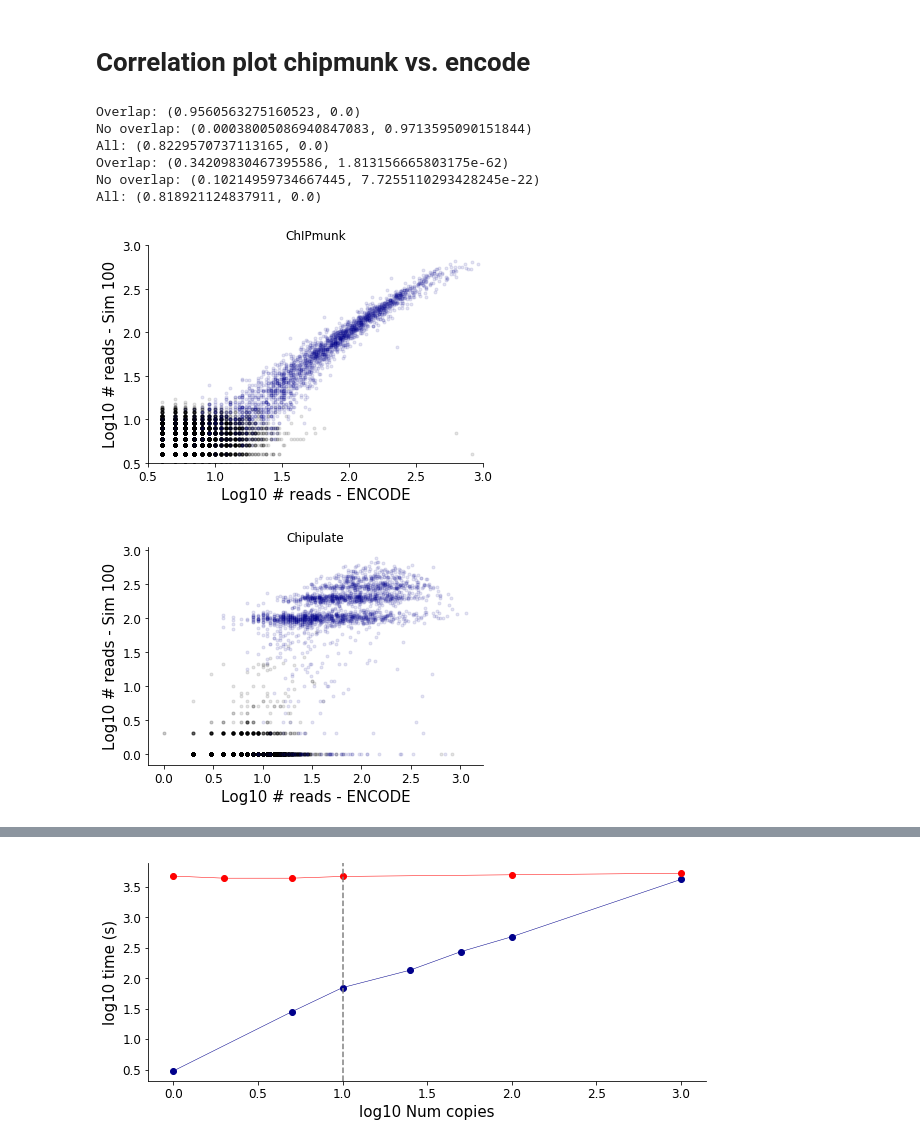
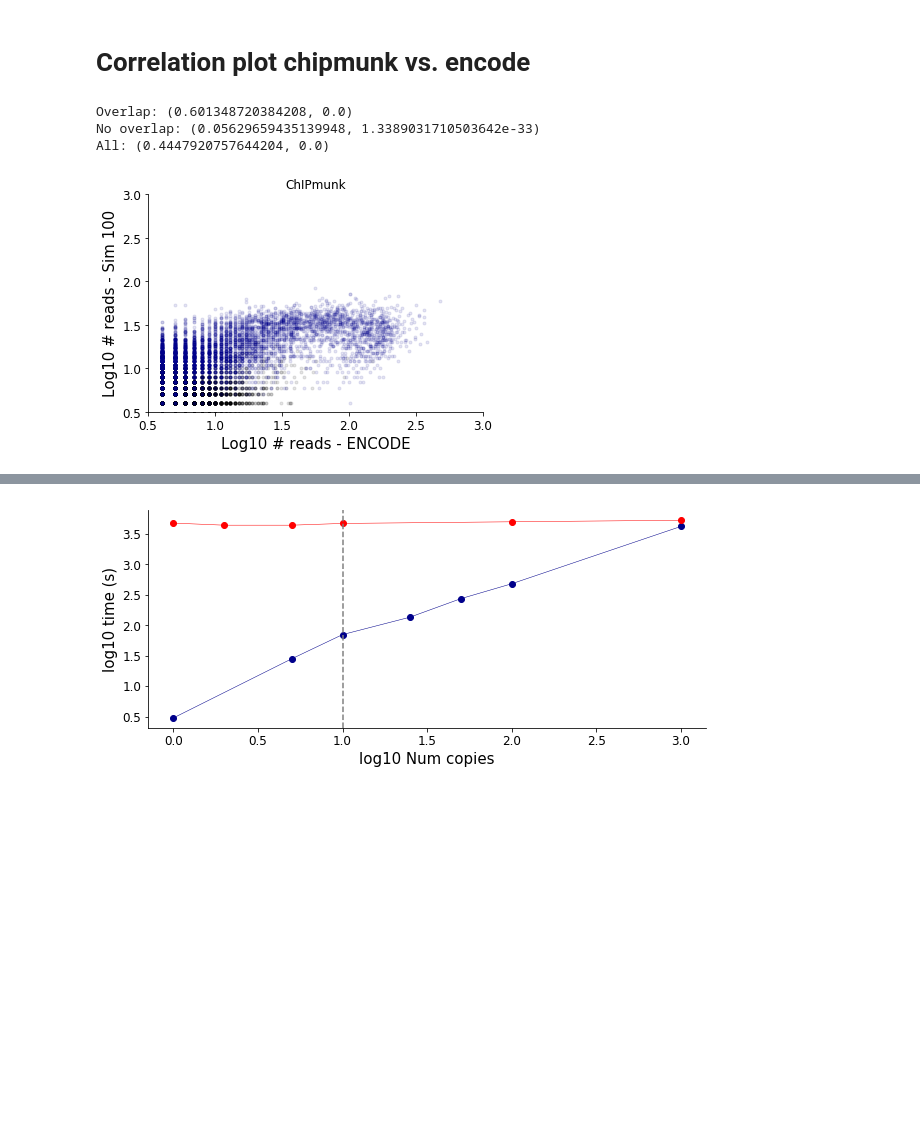
Before and after one commit to gymreklab/chips, a Jupyter notebook: paper-methods/FigureNotebooks/ChIPMunk_SuppFigNC.ipynb, the cells around one changed output, grey strips where cells are left out. Cells and saved outputs as stored; diff of their text form; code cells hidden in the pictures; blank space fills up the shorter version.

```diff
--- a/paper-methods/FigureNotebooks/ChIPMunk_SuppFigNC.ipynb
+++ b/paper-methods/FigureNotebooks/ChIPMunk_SuppFigNC.ipynb
@@ -16,12 +16,12 @@ FIG1COLOR = "darkblue"
 # %% [output]
 Populating the interactive namespace from numpy and matplotlib
 # %%
-#factor = "GM12878_MEF2A_ENCFF359HKJ_ENCFF980AUY"
-#factor2 = "GM12878_MEF2A_ENCFF012YAB_ENCFF951TLZ"
-factor = "GM12878_H3K27ac_ENCFF097SQI_ENCFF465WTH"
-#factor2 = "GM12878_H3K27ac_ENCFF385RWJ_ENCFF849JNQ"
+#factor = "GM12878_H3K27ac_ENCFF097SQI_ENCFF465WTH"
+binsize=5
 #factor = "GM12878_BACH1_ENCFF518TTP_ENCFF866OLZ"
-binsize=5
+#binsize=1
+factor = "GM12878_CTCF_ENCFF584BRF_ENCFF559IXF"
+binsize = 1
 # %% [markdown]
 # Correlation plot chipmunk vs. encode
 # %%
@@ -46,12 +46,12 @@ bindata = bindata[bindata["enc.counts"]+bindata["sim.counts"]>0]
 bindata = pd.merge(bindata, binannot, on=["pos","end"])
 
 # Load bin data - chipulate
-sim_bins2 = pd.read_csv(os.path.join(DATADIR, factor, factor+".%s.chipulate.cov.%skb.bed"%(chipulate_nc, binsize)), usecols=[3], names=["sim.counts"], sep="\t")
-bindata2 = pd.DataFrame({"pos": enc_bins["pos"], "end":enc_bins["end"], \
-                        "enc.counts": enc_bins["enc.counts"], \
-                        "sim.counts": sim_bins2["sim.counts"]})
-bindata2 = bindata2[bindata2["enc.counts"]+bindata2["sim.counts"]>0]
-bindata2 = pd.merge(bindata2, binannot, on=["pos","end"])
+#sim_bins2 = pd.read_csv(os.path.join(DATADIR, factor, factor+".%s.chipulate.cov.%skb.bed"%(chipulate_nc, binsize)), usecols=[3], names=["sim.counts"], sep="\t")
+#bindata2 = pd.DataFrame({"pos": enc_bins["pos"], "end":enc_bins["end"], \
+#                        "enc.counts": enc_bins["enc.counts"], \
+#                        "sim.counts": sim_bins2["sim.counts"]})
+#bindata2 = bindata2[bindata2["enc.counts"]+bindata2["sim.counts"]>0]
+#bindata2 = pd.merge(bindata2, binannot, on=["pos","end"])
 
 
 # Plot
@@ -80,47 +80,45 @@ ax.set_title("ChIPmunk")
 fig.savefig(os.path.join(OUTDIR, "SuppFig_BinsExample_vsNC_scatter_%s_chipmunk.pdf"%factor))
 
 
+"""
 fig = plt.figure()
 fig.set_size_inches((6, 4))
 ax = fig.add_subplot(111)
 ax.scatter(np.log10(bindata2[~bindata2["overlap"]]["enc.counts"]+pc),
           np.log10(bindata2[~bindata2["overlap"]]["sim.counts"]+pc),
           color="black", alpha=alpha, marker=".")
 ax.scatter(np.log10(bindata2[bindata2["overlap"]]["enc.counts"]+pc),
           np.log10(bindata2[bindata2["overlap"]]["sim.counts"]+pc),
           color="darkblue", alpha=alpha,  marker=".")
 #ax.set_xlim(left=0.5, right=3.0)
 #ax.set_ylim(bottom=0.5, top=3.0)
 ax.set_xlabel("Log10 # reads - ENCODE", size=15)
 ax.set_ylabel("Log10 # reads - Sim %s"%nc, size=15)
 ax.spines['right'].set_visible(False)
 ax.spines['top'].set_visible(False)
 ax.yaxis.set_ticks_position('left')
 ax.xaxis.set_ticks_position('bottom')
 ax.set_xticklabels(["%0.1f"%item for item in ax.get_xticks()], size=12)
 ax.set_yticklabels(["%0.1f"%item for item in ax.get_yticks()], size=12);
 ax.set_title("Chipulate")
 fig.savefig(os.path.join(OUTDIR, "SuppFig_BinsExample_vsNC_scatter_%s_chipulate.pdf"%factor))
+"""
 
 
 # Print corr
-for b in [bindata, bindata2]:
+for b in [bindata]: #, bindata2]:
     peakbins_corr = (scipy.stats.pearsonr(np.log10(b[b["overlap"]]["enc.counts"]+pc), np.log10(b[b["overlap"]]["sim.counts"]+pc)))
     nopeakbins_corr = (scipy.stats.pearsonr(np.log10(b[~b["overlap"]]["enc.counts"]+pc), np.log10(b[~b["overlap"]]["sim.counts"]+pc)))
     all_corr = (scipy.stats.pearsonr(np.log10(b["enc.counts"]+pc), np.log10(b["sim.counts"]+pc)))
 
     print("Overlap: %s"%str(peakbins_corr))
     print("No overlap: %s"%str(nopeakbins_corr))
     print("All: %s"%str(all_corr))
 # %% [output]
-Overlap: (0.9560563275160523, 0.0)
-No overlap: (0.00038005086940847083, 0.9713595090151844)
-All: (0.8229570737113165, 0.0)
-Overlap: (0.34209830467395586, 1.813156665803175e-62)
-No overlap: (0.10214959734667445, 7.7255110293428245e-22)
-All: (0.818921124837911, 0.0)
+Overlap: (0.601348720384208, 0.0)
+No overlap: (0.05629659435139948, 1.3389031710503642e-33)
+All: (0.4447920757644204, 0.0)
-[figure, old version]
+[figure, new version]
-[figure, removed]
 # %%
 #### get corr for different cell nums
 enc_bins = pd.read_csv(os.path.join(DATADIR, factor, factor+".ENCODE.cov.%skb.bed"%binsize), usecols=[1,2,3], names=["pos","end","enc.counts"], sep="\t")
```
Also changed, not shown: parts of 1 cell of this notebook, 5 other files.
